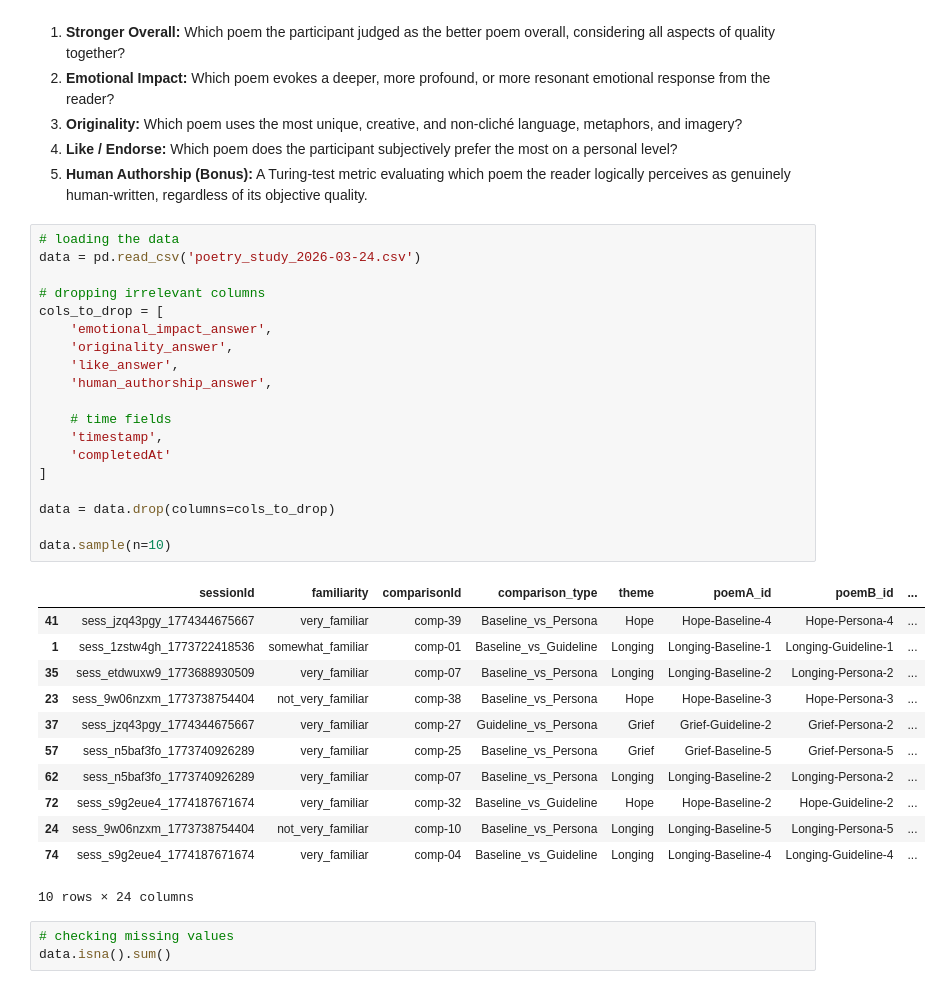
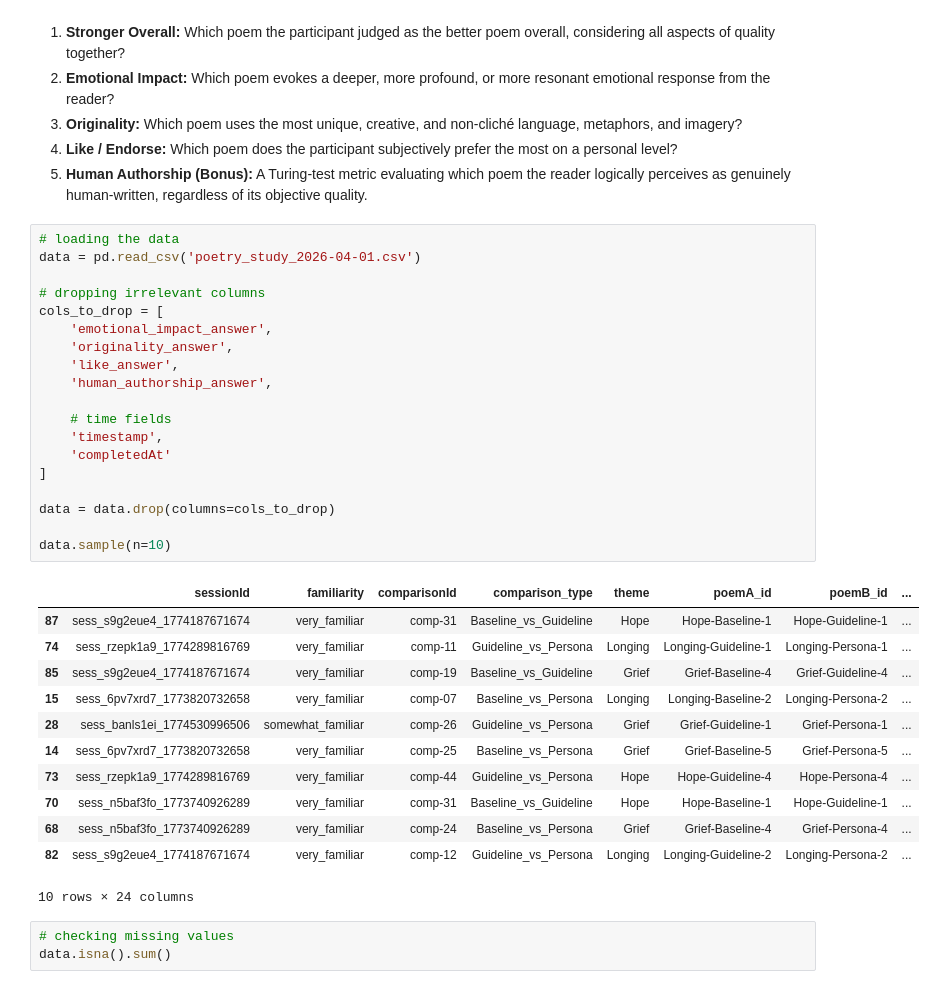
Before and after one commit to Irene-Busah/poetry-evaluation-research, a Jupyter notebook: analysis.ipynb, the cells around one changed output. Drawn from its saved outputs; the diff is of its cells as text.

```diff
--- a/analysis.ipynb
+++ b/analysis.ipynb
@@ -33,35 +33,35 @@ In the context of this study, participants evaluated each poem pair across the f
 5. **Human Authorship (Bonus):** A Turing-test metric evaluating which poem the reader logically perceives as genuinely human-written, regardless of its objective quality.
 # %%
 # loading the data
-data = pd.read_csv('poetry_study_2026-03-24.csv')
+data = pd.read_csv('poetry_study_2026-04-01.csv')
 
 # dropping irrelevant columns
 cols_to_drop = [
     'emotional_impact_answer',
     'originality_answer',
     'like_answer',
     'human_authorship_answer',
 
     # time fields
     'timestamp',
     'completedAt'
 ]
 
 data = data.drop(columns=cols_to_drop)
 
 data.sample(n=10)
 # %% [output]
 |  | sessionId | familiarity | comparisonId | comparison_type | theme | poemA_id | poemB_id | ... |
-| 41 | sess_jzq43pgy_1774344675667 | very_familiar | comp-39 | Baseline_vs_Persona | Hope | Hope-Baseline-4 | Hope-Persona-4 | ... |
-| 1 | sess_1zstw4gh_1773722418536 | somewhat_familiar | comp-01 | Baseline_vs_Guideline | Longing | Longing-Baseline-1 | Longing-Guideline-1 | ... |
-| 35 | sess_etdwuxw9_1773688930509 | very_familiar | comp-07 | Baseline_vs_Persona | Longing | Longing-Baseline-2 | Longing-Persona-2 | ... |
-| 23 | sess_9w06nzxm_1773738754404 | not_very_familiar | comp-38 | Baseline_vs_Persona | Hope | Hope-Baseline-3 | Hope-Persona-3 | ... |
-| 37 | sess_jzq43pgy_1774344675667 | very_familiar | comp-27 | Guideline_vs_Persona | Grief | Grief-Guideline-2 | Grief-Persona-2 | ... |
-| 57 | sess_n5baf3fo_1773740926289 | very_familiar | comp-25 | Baseline_vs_Persona | Grief | Grief-Baseline-5 | Grief-Persona-5 | ... |
-| 62 | sess_n5baf3fo_1773740926289 | very_familiar | comp-07 | Baseline_vs_Persona | Longing | Longing-Baseline-2 | Longing-Persona-2 | ... |
-| 72 | sess_s9g2eue4_1774187671674 | very_familiar | comp-32 | Baseline_vs_Guideline | Hope | Hope-Baseline-2 | Hope-Guideline-2 | ... |
-| 24 | sess_9w06nzxm_1773738754404 | not_very_familiar | comp-10 | Baseline_vs_Persona | Longing | Longing-Baseline-5 | Longing-Persona-5 | ... |
-| 74 | sess_s9g2eue4_1774187671674 | very_familiar | comp-04 | Baseline_vs_Guideline | Longing | Longing-Baseline-4 | Longing-Guideline-4 | ... |
+| 87 | sess_s9g2eue4_1774187671674 | very_familiar | comp-31 | Baseline_vs_Guideline | Hope | Hope-Baseline-1 | Hope-Guideline-1 | ... |
+| 74 | sess_rzepk1a9_1774289816769 | very_familiar | comp-11 | Guideline_vs_Persona | Longing | Longing-Guideline-1 | Longing-Persona-1 | ... |
+| 85 | sess_s9g2eue4_1774187671674 | very_familiar | comp-19 | Baseline_vs_Guideline | Grief | Grief-Baseline-4 | Grief-Guideline-4 | ... |
+| 15 | sess_6pv7xrd7_1773820732658 | very_familiar | comp-07 | Baseline_vs_Persona | Longing | Longing-Baseline-2 | Longing-Persona-2 | ... |
+| 28 | sess_banls1ei_1774530996506 | somewhat_familiar | comp-26 | Guideline_vs_Persona | Grief | Grief-Guideline-1 | Grief-Persona-1 | ... |
+| 14 | sess_6pv7xrd7_1773820732658 | very_familiar | comp-25 | Baseline_vs_Persona | Grief | Grief-Baseline-5 | Grief-Persona-5 | ... |
+| 73 | sess_rzepk1a9_1774289816769 | very_familiar | comp-44 | Guideline_vs_Persona | Hope | Hope-Guideline-4 | Hope-Persona-4 | ... |
+| 70 | sess_n5baf3fo_1773740926289 | very_familiar | comp-31 | Baseline_vs_Guideline | Hope | Hope-Baseline-1 | Hope-Guideline-1 | ... |
+| 68 | sess_n5baf3fo_1773740926289 | very_familiar | comp-24 | Baseline_vs_Persona | Grief | Grief-Baseline-4 | Grief-Persona-4 | ... |
+| 82 | sess_s9g2eue4_1774187671674 | very_familiar | comp-12 | Guideline_vs_Persona | Longing | Longing-Guideline-2 | Longing-Persona-2 | ... |
 10 rows × 24 columns
 # %%
 # checking missing values
```
Also changed, not shown: parts of 14 cells of this notebook, 2 other files.
